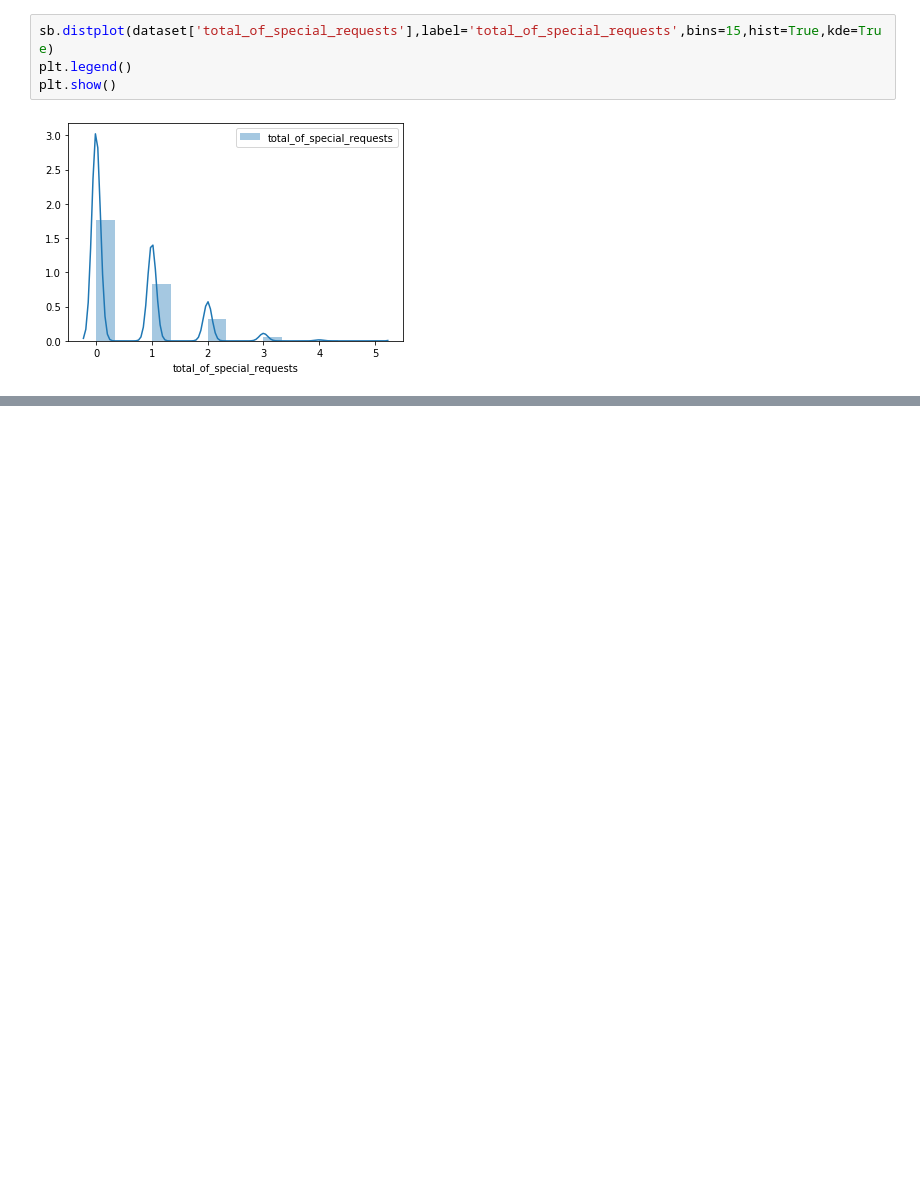
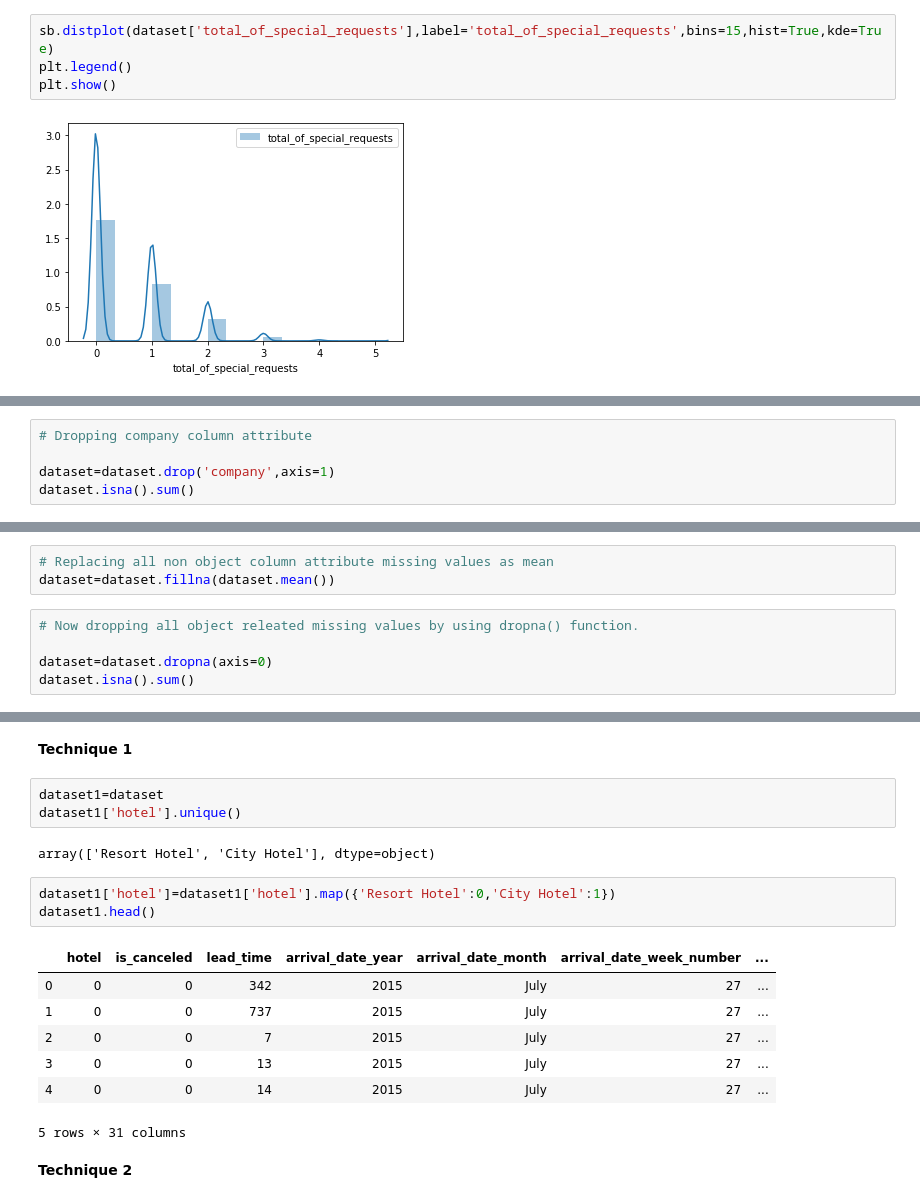
Before and after one commit to arunkumar2525/EDA-with-Hotel-Booking-Demand-Classifier-and-Deep-learning-models, a Jupyter notebook: EDA With Hotel Booking Demand Classifier and Deep Learning models.ipynb, the cells around one changed output, grey strips where cells are left out. Cells and saved outputs as stored; diff of their text form; blank space fills up the shorter version.

Commit message:
Add files via upload
label encoding and table of content

```diff
--- a/EDA With Hotel Booking Demand Classifier and Deep Learning models.ipynb
+++ b/EDA With Hotel Booking Demand Classifier and Deep Learning models.ipynb
@@ -683,0 +758,5 @@ plt.show()
+# %%
+# Dropping company column attribute
+
+dataset=dataset.drop('company',axis=1)
+dataset.isna().sum()
@@ -683,0 +781,8 @@ plt.show()
+# %%
+# Replacing all non object column attribute missing values as mean
+dataset=dataset.fillna(dataset.mean())
+# %%
+# Now dropping all object releated missing values by using dropna() function.
+
+dataset=dataset.dropna(axis=0)
+dataset.isna().sum()
@@ -683,0 +880,20 @@ plt.show()
+# %% [markdown]
+**Technique 1**
+# %%
+dataset1=dataset
+dataset1['hotel'].unique()
+# %% [output]
+array(['Resort Hotel', 'City Hotel'], dtype=object)
+# %%
+dataset1['hotel']=dataset1['hotel'].map({'Resort Hotel':0,'City Hotel':1})
+dataset1.head()
+# %% [output]
+|  | hotel | is_canceled | lead_time | arrival_date_year | arrival_date_month | arrival_date_week_number | ... |
+| 0 | 0 | 0 | 342 | 2015 | July | 27 | ... |
+| 1 | 0 | 0 | 737 | 2015 | July | 27 | ... |
+| 2 | 0 | 0 | 7 | 2015 | July | 27 | ... |
+| 3 | 0 | 0 | 13 | 2015 | July | 27 | ... |
+| 4 | 0 | 0 | 14 | 2015 | July | 27 | ... |
+5 rows × 31 columns
+# %% [markdown]
+**Technique 2**
```
Also changed, not shown: parts of 22 cells of this notebook.
